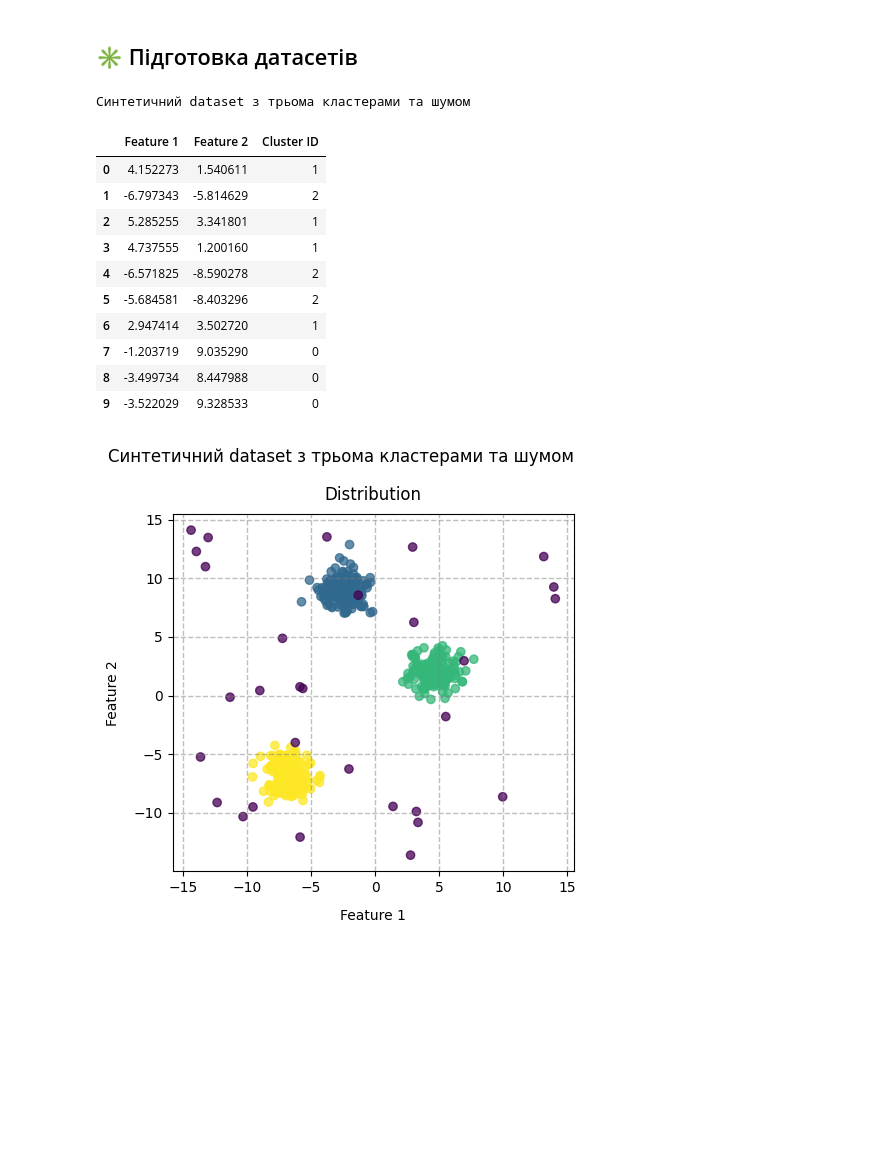
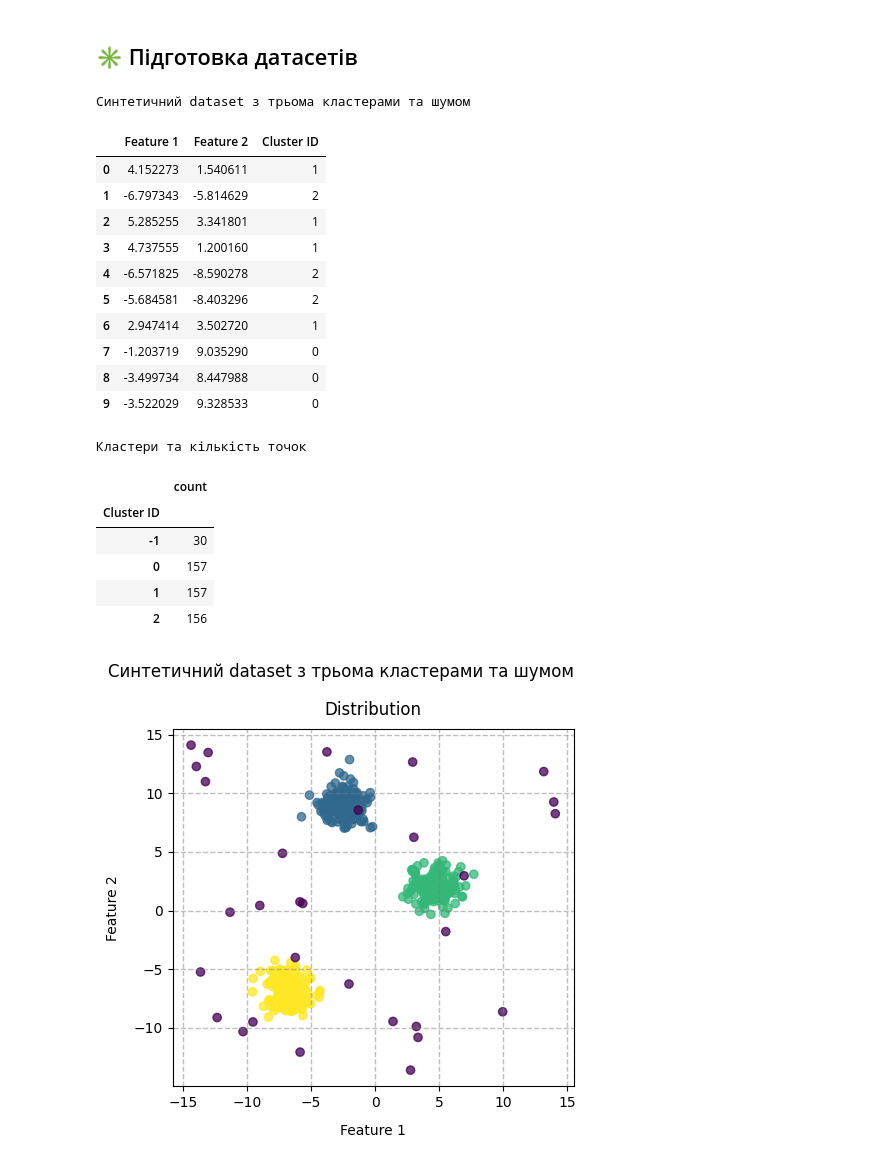
Before and after one commit to BogdanPinchuk/DataScience-PBY_HW19, a Jupyter notebook: Bohdan_Pinchuk_DS_HW19.ipynb, the cells around one changed output. Cells and saved outputs as stored; diff of their text form; code cells hidden in the pictures; blank space fills up the shorter version.

```diff
--- a/Bohdan_Pinchuk_DS_HW19.ipynb
+++ b/Bohdan_Pinchuk_DS_HW19.ipynb
@@ -149,9 +149,8 @@ AgglomerativeClustering
 
 import numpy as np
 import pandas as pd
+from IPython.display import display
 from sklearn.datasets import make_blobs
-from IPython.display import display
-from IPython.core.display import Markdown
 
 # Input data
 rng_seed = 42
@@ -180,33 +179,44 @@ noise = np.random.uniform(
 
 # Об'єднання кластерів та шуму
 X_data = np.vstack([X_data, noise])
 
 # Мітки для шуму
 noise_labels = [-1] * len(noise)  # type: ignore
 
 Y_data = np.concatenate([Y_data, noise_labels])
 
 cluster_dataset = pd.DataFrame({
     f1_col_name: X_data[:, 0],
     f2_col_name: X_data[:, 1],
     y_col_name: Y_data,
 })
 
 # Print results
 display(cluster_dataset.head(10).style.set_caption("Синтетичний dataset з трьома кластерами та шумом"))
+display(cluster_dataset.groupby(y_col_name)
+        .size()
+        .to_frame(name='count')
+        .style.set_caption("Кластери та кількість точок"))
 # %% [output]
 Синтетичний dataset з трьома кластерами та шумом
 |  | Feature 1 | Feature 2 | Cluster ID |
 | 0 | 4.152273 | 1.540611 | 1 |
 | 1 | -6.797343 | -5.814629 | 2 |
 | 2 | 5.285255 | 3.341801 | 1 |
 | 3 | 4.737555 | 1.200160 | 1 |
 | 4 | -6.571825 | -8.590278 | 2 |
 | 5 | -5.684581 | -8.403296 | 2 |
 | 6 | 2.947414 | 3.502720 | 1 |
 | 7 | -1.203719 | 9.035290 | 0 |
 | 8 | -3.499734 | 8.447988 | 0 |
 | 9 | -3.522029 | 9.328533 | 0 |
+Кластери та кількість точок
+|  | count |
+| Cluster ID |  |
+| -1 | 30 |
+| 0 | 157 |
+| 1 | 157 |
+| 2 | 156 |
 # %%
 # Graphic results
 
```
Also changed, not shown: parts of 5 cells of this notebook.
